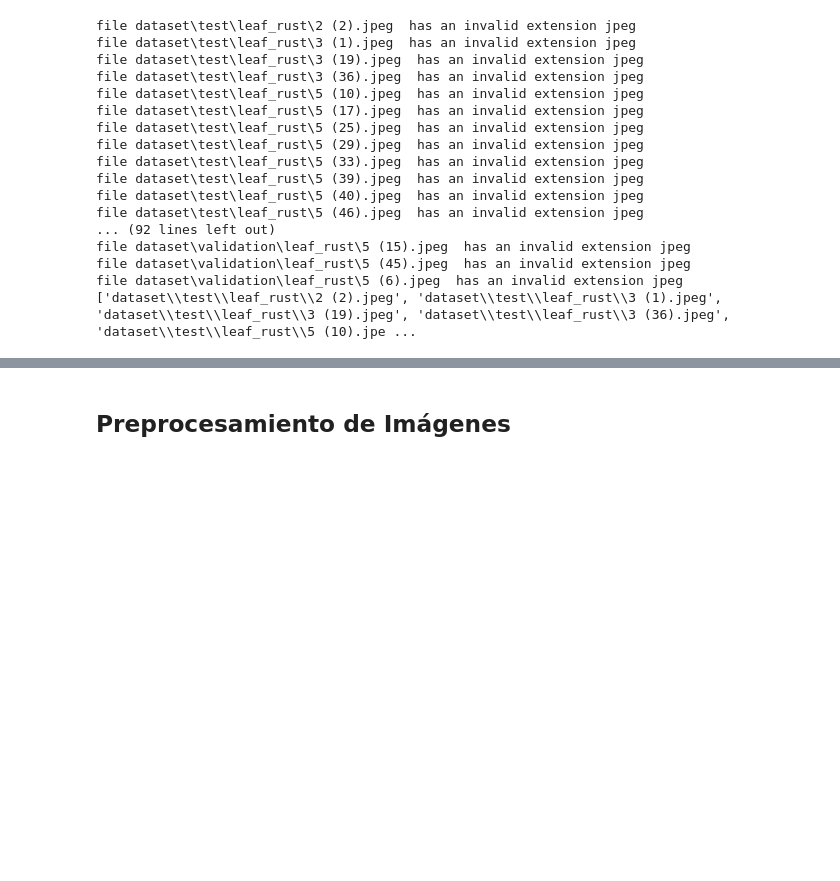
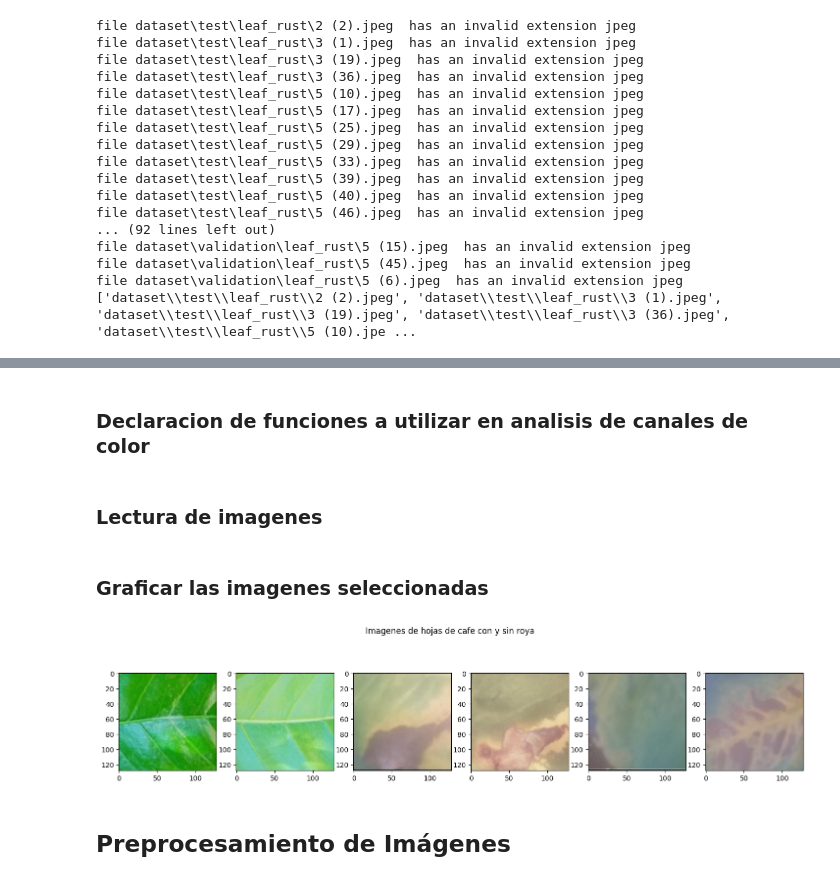
Before and after one commit to aleuse/vision_artificial_2023, a Jupyter notebook: trabajo.ipynb, the cells around one changed output, grey strips where cells are left out. Cells and saved outputs as stored; diff of their text form; code cells hidden in the pictures; blank space fills up the shorter version.

```diff
--- a/trabajo.ipynb
+++ b/trabajo.ipynb
@@ -165,3 +168,46 @@ for i in bad_list:
+# %% [markdown]
+### Declaracion de funciones a utilizar en analisis de canales de color
+# %%
+#leer las imagenes
+#se guarda con dimensiones
+#img.shape=(alto,ancho,3*numero de archivos a leer)
+
+def readimages(filepath):
+
+    for i,a in enumerate(filepath):
+        if i==0:
+            img=cv2.cvtColor(cv2.imread(a,cv2.IMREAD_COLOR),cv2.COLOR_BGR2RGB)
+        else:
+            img=np.append(img,cv2.cvtColor(cv2.imread(a,cv2.IMREAD_COLOR),cv2.COLOR_BGR2RGB),axis=2)
+    return img
+
+# funcion para graficar las imagenes leidas
+def grafimagenes(img,title):
+    fig,ax=plt.subplots(nrows=1,ncols=int(img.shape[2]/3),figsize=(int(img.shape[2]),4))
+    fig.suptitle(title)
+
+    for i,a in enumerate(ax):
+        a.imshow(img[:,:,int((i)*3):int((i+1)*3)])
+
+    plt.show()
+# %% [markdown]
+### Lectura de imagenes
+# %%
+#se van a leer 6 imagenes aleatorias del dataset
+#de estas 2 son sanas y 4 imagenes de hojas con roya
+
+files=[r'Healthy/1 (1).jpg',r'Healthy/10 (9269).jpg',
+       r'Leaf rust/2 (20).jpg',r'Leaf rust/IMG_20210126_092843.jpg',
+       r'Leaf rust/5 (1671).jpg',r'Leaf rust/5 (3788).jpg']
+
+img=readimages(files)
+# %% [markdown]
+### Graficar las imagenes seleccionadas
+# %%
+title=r"Imagenes de hojas de cafe con y sin roya"
+grafimagenes(img,title)
+# %% [output]
+[figure, added]
 # %% [markdown]
 ## Preprocesamiento de Imágenes
 # %% [markdown]
```
Also changed, not shown: parts of 2 cells of this notebook.
